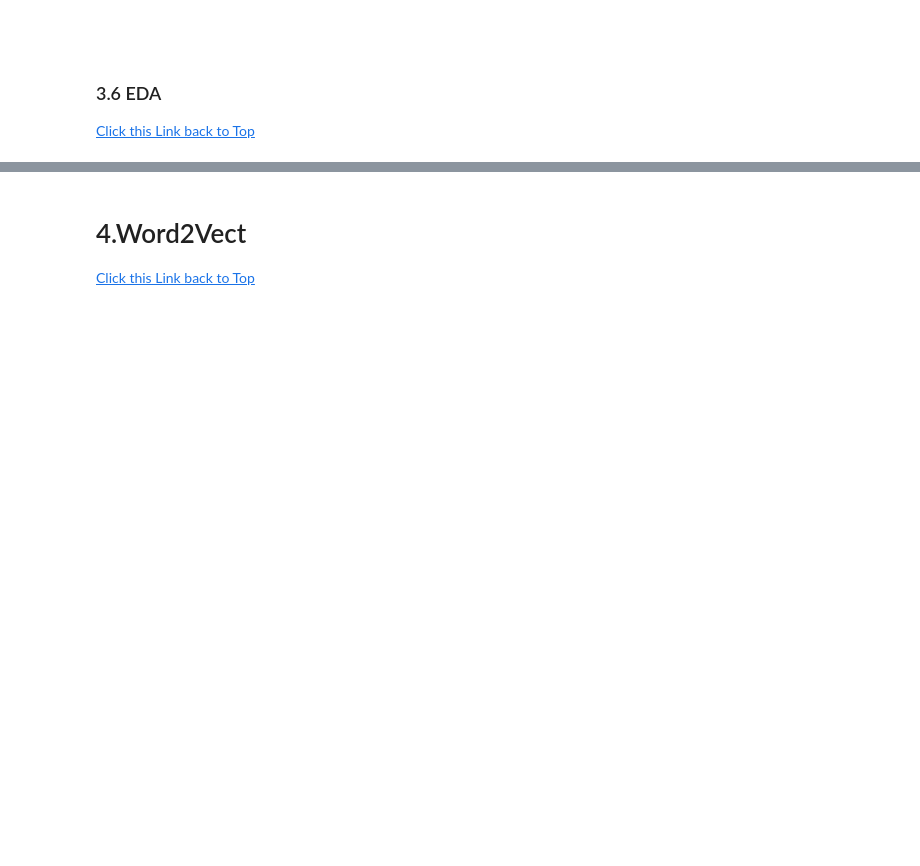
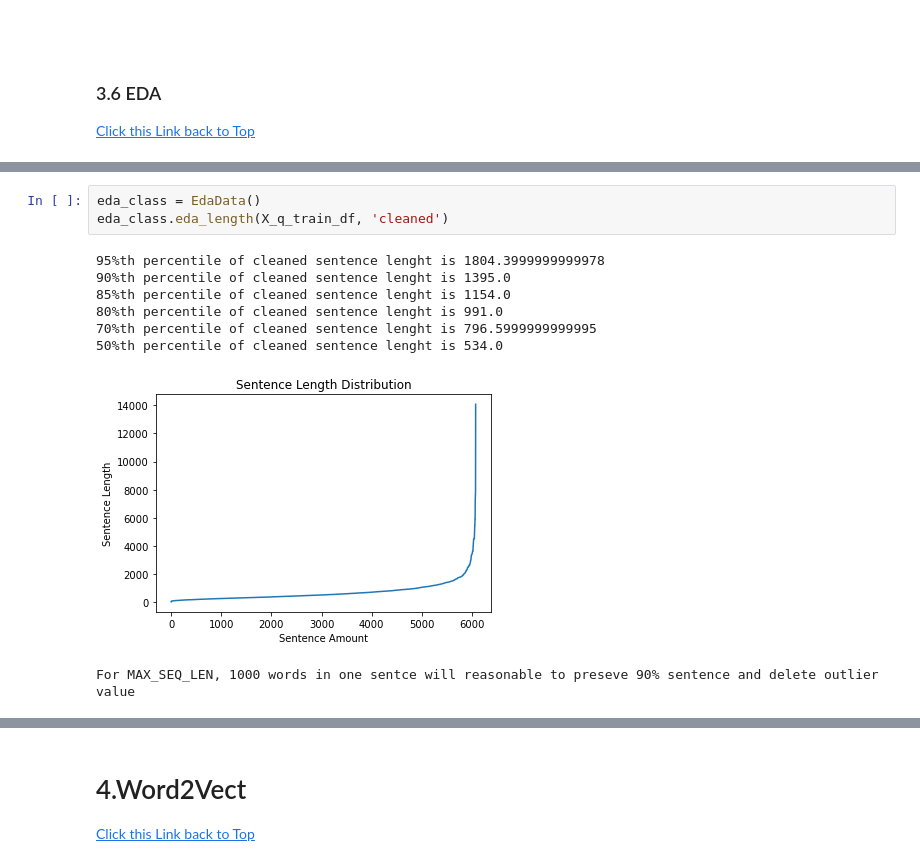
Before and after one commit to L3P3titPrince/40_Google_Q-A, a Jupyter notebook: 35_Google_Q-A_Dec082020.ipynb, the cells around one changed output, grey strips where cells are left out. Saved outputs shown, nothing was run; the diff lists cells and outputs as text; blank space fills up the shorter version.

```diff
--- a/35_Google_Q-A_Dec082020.ipynb
+++ b/35_Google_Q-A_Dec082020.ipynb
@@ -972,0 +990,12 @@ class EdaData(HyperParameters):
+# %%
+eda_class = EdaData()
+eda_class.eda_length(X_q_train_df, 'cleaned')
+# %% [output]
+95%th percentile of cleaned sentence lenght is 1804.3999999999978
+90%th percentile of cleaned sentence lenght is 1395.0
+85%th percentile of cleaned sentence lenght is 1154.0
+80%th percentile of cleaned sentence lenght is 991.0
+70%th percentile of cleaned sentence lenght is 796.5999999999995
+50%th percentile of cleaned sentence lenght is 534.0
+[figure, added]
+For MAX_SEQ_LEN, 1000 words in one sentce will reasonable to preseve 90% sentence and delete outlier value
```
Also changed, not shown: parts of 13 cells of this notebook, 16 other files.
